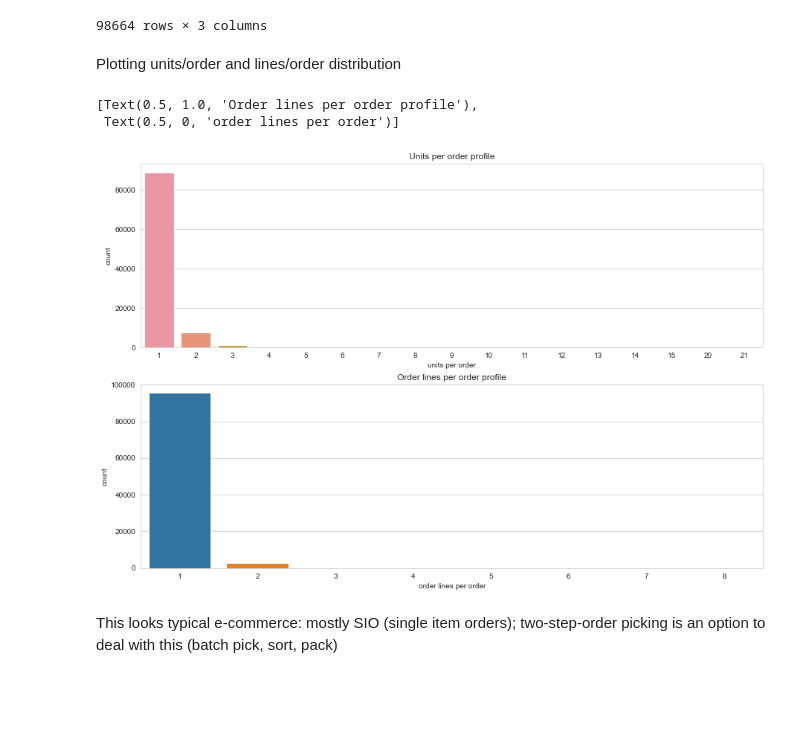
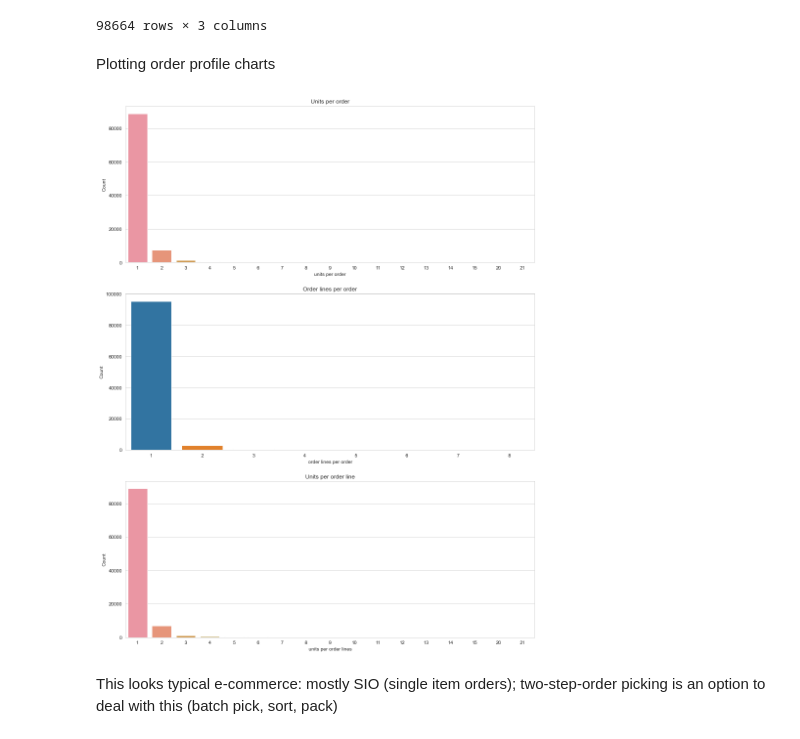
Before and after one commit to LarsTinnefeld/Olist-order-profile-analysis, a Jupyter notebook: olist_order_profile.ipynb, the cells around one changed output. Cells and saved outputs as stored; diff of their text form; code cells hidden in the pictures; blank space fills up the shorter version.

Commit message:
Update olist_order_profile.ipynb
type: code

Tried to add SKU-class generator

```diff
--- a/olist_order_profile.ipynb
+++ b/olist_order_profile.ipynb
@@ -128,18 +115,18 @@ df_upo_lpo
 | 98662 | fffe18544ffabc95dfada21779c9644f | 1 | 1 |
 | 98663 | fffe41c64501cc87c801fd61db3f6244 | 1 | 1 |
 98664 rows × 3 columns
-# %% [markdown]
-Plotting units/order and lines/order distribution
+# %% [markdown]
+Plotting order profile charts
 # %%
-fig, ax = plt.subplots(2, 1, figsize = (15, 10))
+fig, ax = plt.subplots(3, 1, figsize = (15, 20))
 sns.countplot(df_upo_lpo['units'], ax = ax[0])
 sns.countplot(df_upo_lpo['lines'], ax = ax[1])
-ax[0].set(title = 'Units per order profile', xlabel = 'units per order')
-ax[1].set(title = 'Order lines per order profile', xlabel = 'order lines per order')
+sns.countplot(df_order_class_comp['qty'], ax = ax[2])
+ax[0].set(title = 'Units per order', xlabel = 'units per order', ylabel = 'Count')
+ax[1].set(title = 'Order lines per order', xlabel = 'order lines per order', ylabel = 'Count')
+ax[2].set(title = 'Units per order line', xlabel = 'units per order lines', ylabel = 'Count');
 # %% [output]
-[Text(0.5, 1.0, 'Order lines per order profile'),
- Text(0.5, 0, 'order lines per order')]
-[figure, old version]
+[figure, new version]
 # %% [markdown]
 This looks typical e-commerce: mostly SIO (single item orders); two-step-order picking is an option to deal with this (batch pick, sort, pack)
 # %% [markdown]
```
Also changed, not shown: parts of 4 cells of this notebook.
